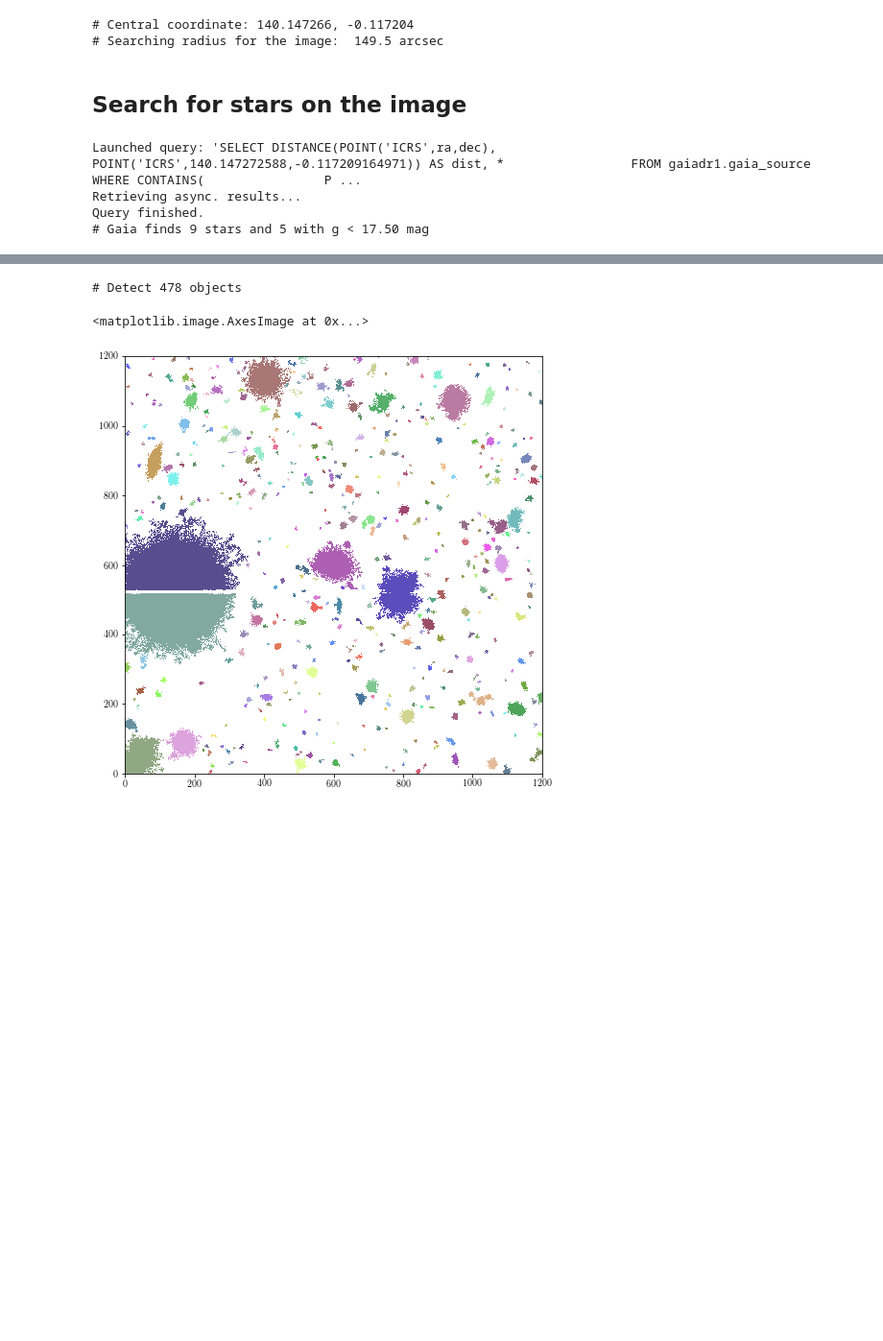
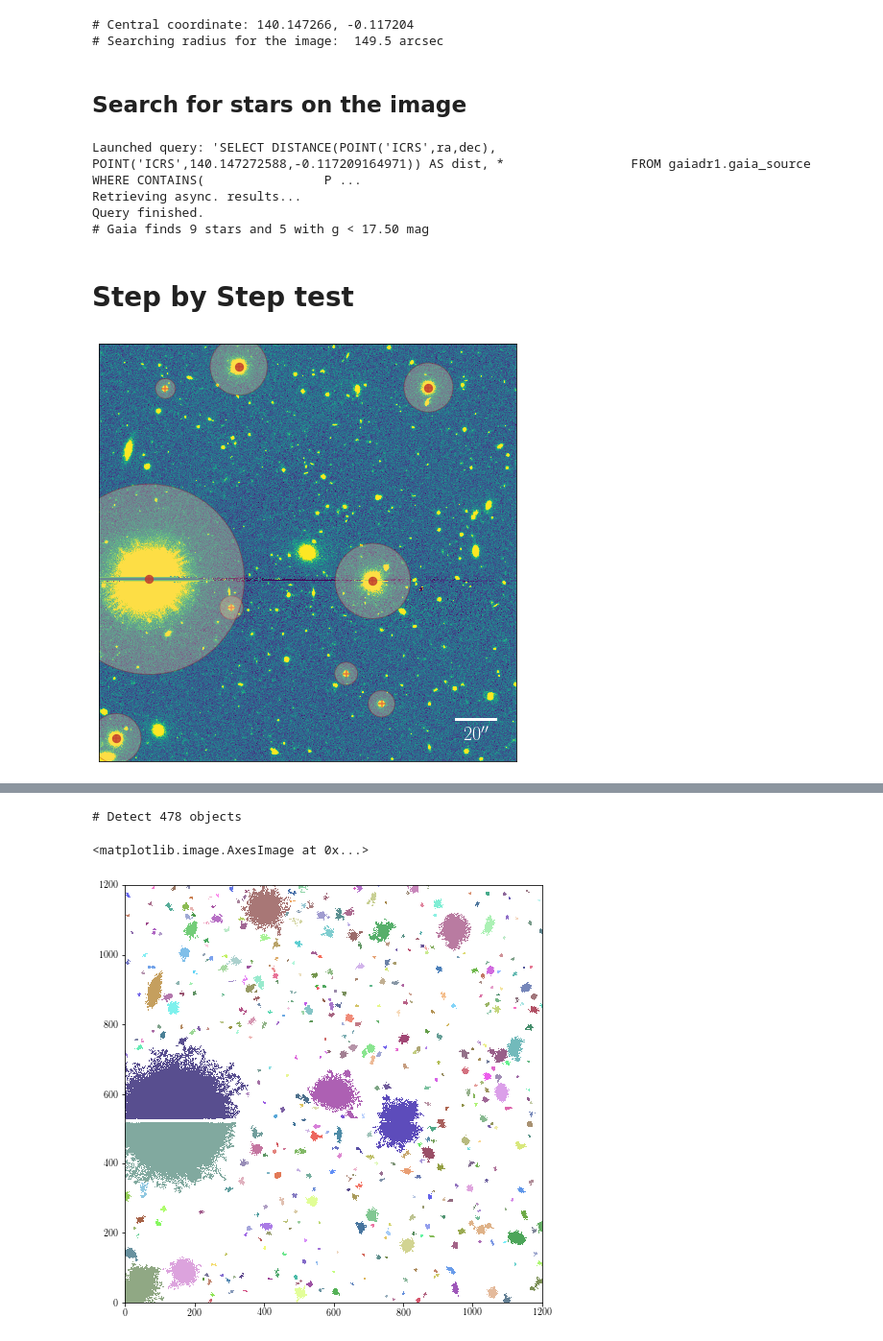
Before and after one commit to dr-guangtou/kungpao, a Jupyter notebook: demo/kungpao_footprint_noise_replace.ipynb, the cells around one changed output, grey strips where cells are left out. Shown at 96% size. Drawn from its saved outputs; the diff is of its cells as text; code cells hidden in the pictures; blank space fills up the shorter version.

Commit message:
Try remove stars

```diff
--- a/demo/kungpao_footprint_noise_replace.ipynb
+++ b/demo/kungpao_footprint_noise_replace.ipynb
@@ -100,16 +102,26 @@ gal_bad_swap = gal_bad.byteswap().newbyteorder()
 # %%
+#---------------------------------------------------------------------------#
+# Basic information for HSC
 hsc_pixel_scale = 0.176 # arcsec/ pixel
 hsc_zeropoint = 27.0    # mag
 
 print("# 10 arcsecs == %d pixels" % (10.0 / hsc_pixel_scale))
+hsc_pixels_20asec = (20.0 / hsc_pixel_scale)
+hsc_pixels_10asec = (10.0 / hsc_pixel_scale)
+hsc_pixels_5asec = (5.0 / hsc_pixel_scale)
+hsc_pixels_3asec = (3.0 / hsc_pixel_scale)
 
 print("# 0.01/pixel == %6.3f mag/arcsec^2" % (
     -2.5 * np.log10(0.01 / (hsc_pixel_scale ** 2.0)) + hsc_zeropoint)
      )
+#---------------------------------------------------------------------------#
 # %% [output]
 # 10 arcsecs == 56 pixels
 # 0.01/pixel == 28.228 mag/arcsec^2
 # %%
+#---------------------------------------------------------------------------#
+# Basic information about the image
+img_size_x, img_size_y = (gal_img.shape)[0], (gal_img.shape)[1]
 x_cen_pix, y_cen_pix = (gal_img.shape)[0] / 2, (gal_img.shape)[1] / 2
 
 ra_cen, dec_cen = gal_wcs.wcs_pix2world(x_cen_pix, y_cen_pix, 1)
@@ -119,6 +131,7 @@ img_radii_arcsec = (x_cen_pix * hsc_pixel_scale) * math.sqrt(2.0)
 
 print("# Central coordinate: %9.6f, %9.6f" % (ra_cen, dec_cen))
 print("# Searching radius for the image: %6.1f arcsec" % img_radii_arcsec)
+#---------------------------------------------------------------------------#
 # %% [output]
 # Central coordinate: 140.147266, -0.117204
 # Searching radius for the image:  149.5 arcsec
@@ -156,3 +177,64 @@ Launched query: 'SELECT DISTANCE(POINT('ICRS',ra,dec),                 POINT('IC
 Retrieving async. results...
 Query finished.
 # Gaia finds 9 stars and 5 with g < 17.50 mag
+# %% [markdown]
+# Step by Step test
+# %%
+fig = plt.figure(figsize=(8, 8))
+ax1 = fig.add_subplot(111)
+
+gal_img_zscale = np.arcsinh(gal_img)
+
+zmin, zmax = ZScaleInterval(contrast=0.25).get_limits(gal_img_zscale)
+
+ax1.imshow(gal_img_zscale, origin='lower', cmap=IMG_CMAP,
+           vmin=zmin, vmax=zmax)
+
+#---------------------------------------------------------------------------#
+# Hide ticks and tick labels
+ax1.tick_params(labelbottom='off', labelleft='off',
+                axis=u'both', which=u'both', length=0)
+#---------------------------------------------------------------------------#
+
+#---------------------------------------------------------------------------#
+# Put scale bar on the image
+scale_bar_x_0 = int(img_size_x * 0.95 - hsc_pixels_20asec)
+scale_bar_x_1 = int(img_size_x * 0.95)
+scale_bar_y = int(img_size_y * 0.10)
+scale_bar_text_x = (scale_bar_x_0 + scale_bar_x_1) / 2
+scale_bar_text_y = (scale_bar_y * 0.50)
+scale_bar_text = r'$20^{\prime\prime}$'
+scale_bar_text_size = 20
+
+ax1.plot([scale_bar_x_0, scale_bar_x_1], [scale_bar_y, scale_bar_y],
+         linewidth=3, c='w', alpha=1.0)
+ax1.text(scale_bar_text_x, scale_bar_text_y, scale_bar_text,
+         fontsize=scale_bar_text_size,
+         horizontalalignment='center',
+         color='w')
+#---------------------------------------------------------------------------#
+
+#---------------------------------------------------------------------------#
+# Show stars
+ax1.scatter(gaia_results['x_pix'],
+            gaia_results['y_pix'], c=ORG(0.8),
+            s=70, alpha=0.7, marker='+')
+
+ax1.scatter(gaia_bright['x_pix'],
+            gaia_bright['y_pix'], c=ORG(0.9),
+            s=70, alpha=0.8)
+
+# Plot an ellipse for each object
+for star in gaia_results:
+    smask = mpl_ellip(xy=(star['x_pix'],
+                          star['y_pix']),
+                      width=(2.0 * star['rmask_arcsec'] / hsc_pixel_scale),
+                      height=(2.0 * star['rmask_arcsec'] / hsc_pixel_scale),
+                      angle=0.0)
+    smask.set_facecolor(ORG(0.3))
+    smask.set_edgecolor(ORG(0.9))
+    smask.set_alpha(0.3)
+    ax1.add_artist(smask)
+#---------------------------------------------------------------------------#
+# %% [output]
+[figure, added]
```
Also changed, not shown: parts of 10 cells of this notebook.
